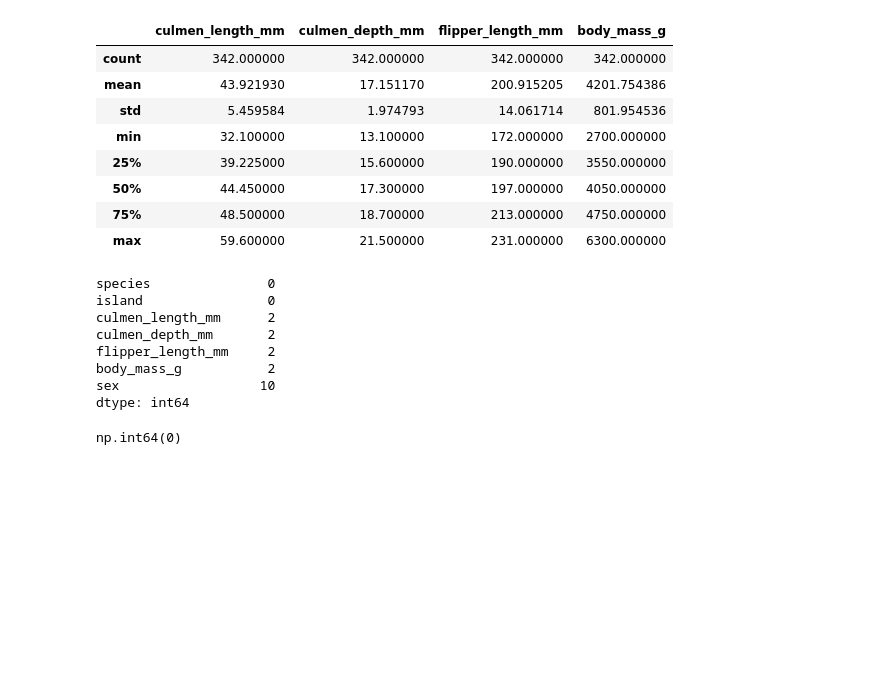
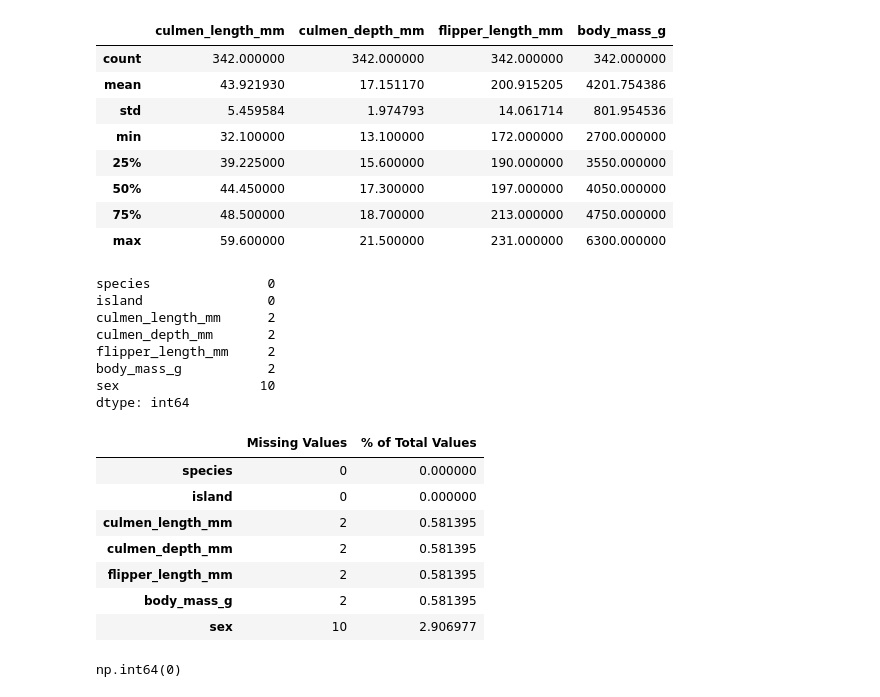
Before and after one commit to SydOwaisRaza/EDA-Projects, a Jupyter notebook: Penguin Dataset/analysis.ipynb, the cells around one changed output. Drawn from its saved outputs; the diff is of its cells as text; code cells hidden in the pictures; blank space fills up the shorter version.

```diff
--- a/Penguin Dataset/analysis.ipynb
+++ b/Penguin Dataset/analysis.ipynb
@@ -65,6 +65,21 @@ flipper_length_mm     2
 body_mass_g           2
 sex                  10
 dtype: int64
+# %%
+mis_val = df.isnull().sum()
+mis_val_per = 100*mis_val/len(df)
+mis_val_table = pd.concat([mis_val,mis_val_per],axis=1)
+mis_val_table_ren_columns = mis_val_table.rename(columns = {0 : 'Missing Values', 1 : '% of Total Values'})
+mis_val_table_ren_columns
+# %% [output]
+|  | Missing Values | % of Total Values |
+| species | 0 | 0.000000 |
+| island | 0 | 0.000000 |
+| culmen_length_mm | 2 | 0.581395 |
+| culmen_depth_mm | 2 | 0.581395 |
+| flipper_length_mm | 2 | 0.581395 |
+| body_mass_g | 2 | 0.581395 |
+| sex | 10 | 2.906977 |
 # %%
 df.duplicated().sum()
 # %% [output]
```
Also changed, not shown: parts of 2 cells of this notebook, 2 other files.
